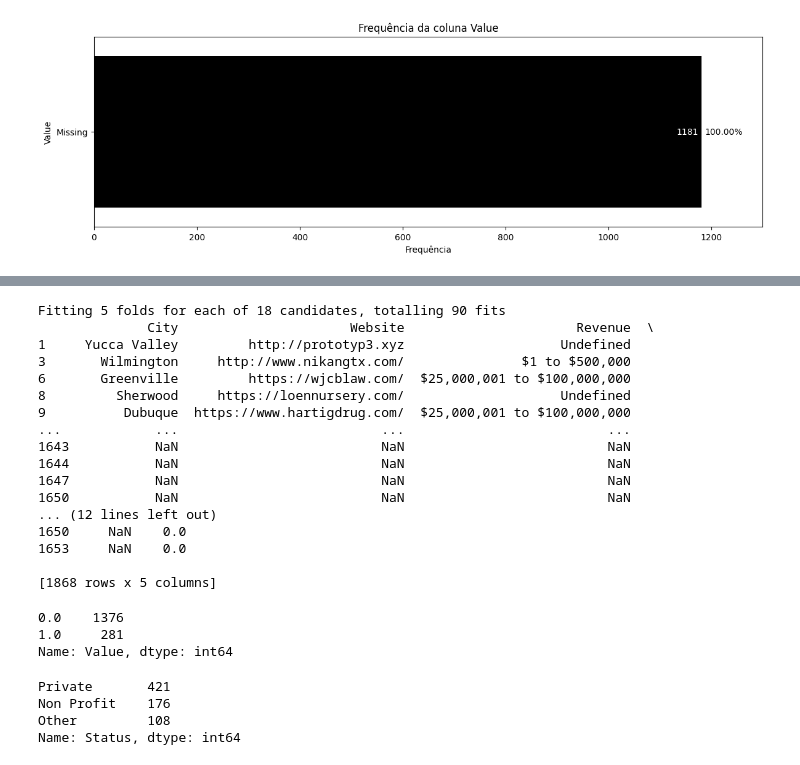
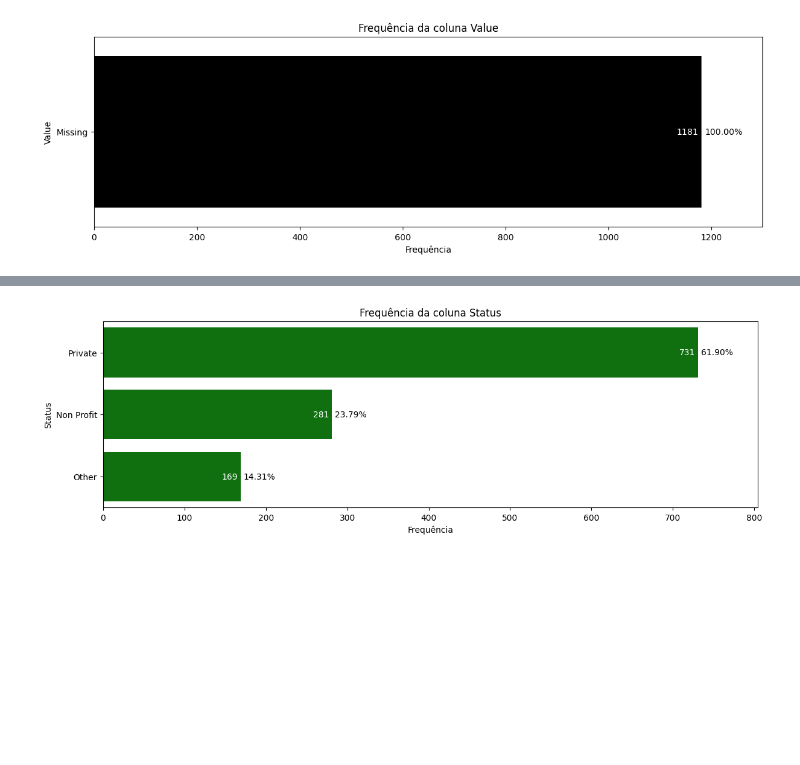
Before and after one commit to gabriel-bhl/YourCounterpart, a Jupyter notebook: notebooks/analysis.ipynb, the cells around one changed output, grey strips where cells are left out. Saved outputs shown, nothing was run; the diff lists cells and outputs as text; code cells hidden in the pictures; blank space fills up the shorter version.

```diff
--- a/notebooks/analysis.ipynb
+++ b/notebooks/analysis.ipynb
@@ -330,64 +323,0 @@ Name: Status, dtype: int64
-# %%
-# Split the data into X (features) and y (labels)
-X_train = train_df.drop(['Status', 'Value', 'Website'], axis=1)
-y_train = train_df[['Value']]
-X_test = test_df.drop(['Status', 'Value', 'Website'], axis=1)
-
-# Define the OneHotEncoder for the categorical columns
-ct = ColumnTransformer(
-    [('encoder', OneHotEncoder(handle_unknown='ignore'), ['City', 'Revenue'])],
-    remainder='passthrough')
-
-# Define the pipeline with KMeans
-pipeline = Pipeline([
-    ('transform', ct),
-    ('kmeans', KMeans(n_clusters=2, random_state=42))
-])
-
-# Define the parameter grid for hyperparameter tuning
-param_grid = {
-    'kmeans__n_clusters': [2],
-    'kmeans__init': ['k-means++', 'random'],
-    'kmeans__max_iter': [100, 200, 300],
-    'kmeans__tol': [0.0001, 0.001, 0.01]
-}
-
-# Perform grid search for hyperparameter tuning
-grid_search = GridSearchCV(pipeline, param_grid=param_grid, cv=5, verbose=2, n_jobs=-1)
-grid_search.fit(X_train, y_train)
-
-# Use the best model to predict missing 'Status' and 'Value' values in the test set
-y_pred = grid_search.predict(X_test)
-
-# Create a new dataframe with the predicted 'Status' and 'Value' values
-result_df = pd.DataFrame(y_pred, columns=['Value'])
-
-# Merge the original test dataframe with the predicted values dataframe using the index
-test_df = pd.concat([test_df.drop(['Value'], axis=1), result_df], axis=1)
-
-# Print the resulting dataframe with filled 'Status' and 'Value' values
-print(test_df)
-# %% [output]
-Fitting 5 folds for each of 18 candidates, totalling 90 fits
-              City                      Website                      Revenue  \
-1     Yucca Valley         http://prototyp3.xyz                    Undefined
-3       Wilmington     http://www.nikangtx.com/               $1 to $500,000
-6       Greenville         https://wjcblaw.com/  $25,000,001 to $100,000,000
-8         Sherwood     https://loennursery.com/                    Undefined
-9          Dubuque  https://www.hartigdrug.com/  $25,000,001 to $100,000,000
-...            ...                          ...                          ...
-1643           NaN                          NaN                          NaN
-1644           NaN                          NaN                          NaN
-1647           NaN                          NaN                          NaN
-1650           NaN                          NaN                          NaN
-... (12 lines left out)
-1650     NaN    0.0
-1653     NaN    0.0
-
-[1868 rows x 5 columns]
-# %%
-test_df['Value'].value_counts()
-# %% [output]
-0.0    1376
-1.0     281
-Name: Value, dtype: int64
@@ -396,10 +324,7 @@ test_df = test_df.dropna()
 # %%
 status_map = {0.0: "Private", 1.0: "Non Profit", 2.0: "Other"}
 test_df["Status"] = test_df["Status"].map(status_map)
-# %%
-test_df['Status'].value_counts()
-# %% [output]
-Private       421
-Non Profit    176
-Other         108
-Name: Status, dtype: int64
+# %%
+barplot(test_df['Status'])
+# %% [output]
+[figure, added]
```
Also changed, not shown: parts of 16 cells of this notebook, 1 other file.
